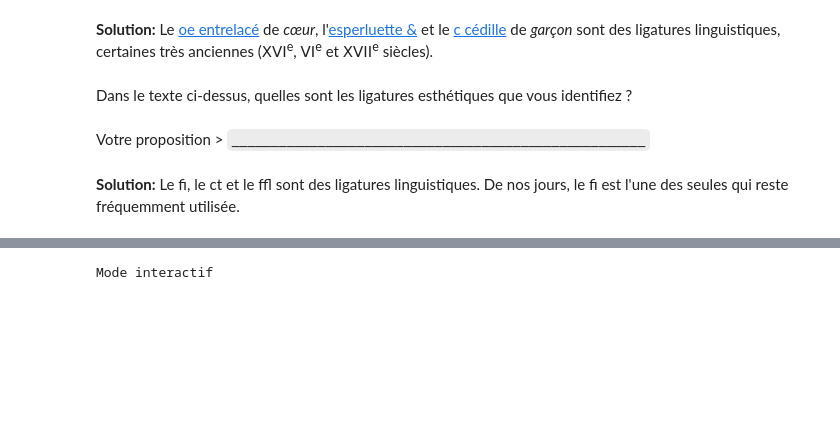
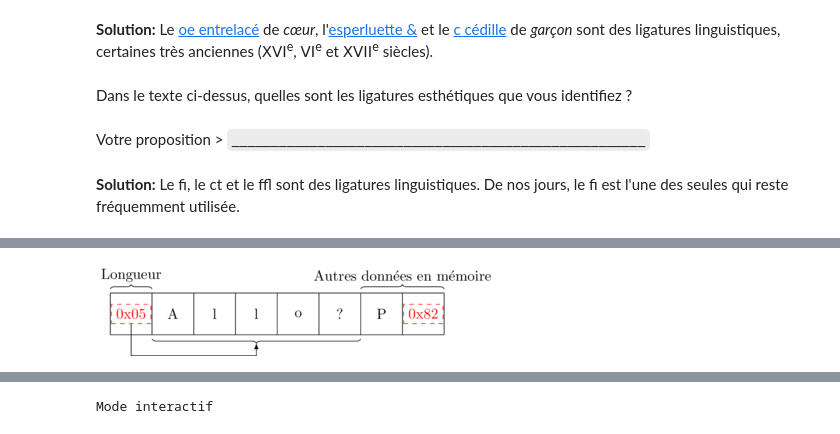
Before and after one commit to jcdubacq/iutv-info-m1101, a Jupyter notebook: M1101-A3.ipynb, the cells around one changed output, grey strips where cells are left out. Cells and saved outputs as stored; diff of their text form; code cells hidden in the pictures; blank space fills up the shorter version.

```diff
--- a/M1101-A3.ipynb
+++ b/M1101-A3.ipynb
@@ -563,8 +562,8 @@ for t in range(0,len(ranges)):
     bytesrepbin = (' '+' '.join(['{0:08b}'.format(cc) for cc in bytesrep ])).replace(' 10',' **10**').replace(' 0',' **0**').replace(' 110',' **110**').replace(' 1110',' **1110**').replace(' 1111',' **1111**')
 
     largeline('Le caractère {0} (bloc {1}) a pour numéro {2:05X} : '.format(unicodedata.name(c),block(c),ord(c)),c)
-    xx=u.solutioncheck("Par combien d'octets va-t'il être représenté ?",str(len(bytesrep)),'Tout à fait !','Non, {0} octets comme indiqué dans le tableau.'.format(len(bytesrep)))
-    xx=u.solutioncheck("Par quels octets va-t'il être représenté (majuscules et espace tous les deux caractères) ?",bytesrephex,'Tout à fait !',"Non, c'est {0}, soit {1} en binaire".format(bytesrephex,bytesrepbin))
+    xx=u.solutioncheck("Par combien d'octets va-t-il être représenté ?",str(len(bytesrep)),'Tout à fait !','Non, {0} octets comme indiqué dans le tableau.'.format(len(bytesrep)))
+    xx=u.solutioncheck("Par quels octets va-t-il être représenté (majuscules et espace tous les deux caractères) ?",bytesrephex,'Tout à fait !',"Non, c'est {0}, soit {1} en binaire".format(bytesrephex,bytesrepbin))
     u.mark('<hr/>')
 
 for t in range(0,1):
@@ -594,7 +593,7 @@ for t in range(0,1):
     u.mark('<hr/>')
 
 
-words=[ "Café", "Cœur", "Noël", "Ça", "Léman", "λόγος","がぎぐげご"]
+words=[ "Café", "Fêlé", "Noël", "Ça", "Léman", "λόγος","がぎぐげご"]
 word = random.choice(words)
 for t in [ "NFD","NFC" ]:
     l = unicodedata.normalize(t,word)
@@ -795,0 +706,19 @@ Par quels octets va-t'il être représenté (majuscules et espace tous les deux
+# %%
+%%tikz -l calc,decorations.pathreplacing
+\def\printit#1#2\relax{\ifx*#1\relax\node (node\x)
+  [rectangle,draw,dashed,red] at ($(.5,.5)+(\x,0)$) {0x#2}\else\node
+  (node\x) at ($(.5,.5)+(\x,0)$) {#1#2} \fi}
+
+\draw (-1,0) grid (7,1);
+\foreach \x/\y in
+      {-1/*05,0/A,1/l,2/l,3/o,4/?,5/P,6/*82} { \expandafter\printit\y\relax; }
+
+\draw[decorate,decoration={brace,amplitude=1mm,mirror,raise=1mm},yshift=0pt]
+      (0,0)--(5,0);
+\draw[-latex] (node-1)|-(0,-.5)-|(2.5,-.2);
+\draw[decorate,decoration={brace,amplitude=1mm,raise=1mm},yshift=0pt]
+      (5,1)--(7,1)  node [black,midway,yshift=12pt] {Autres données en mémoire};
+\draw[decorate,decoration={brace,amplitude=1mm,raise=1mm},yshift=0pt]
+      (-1,1)--(0,1) node [black,midway,yshift=12pt] {Longueur};
+# %% [output]
+[figure, added]
```
Also changed, not shown: parts of 13 cells of this notebook.
